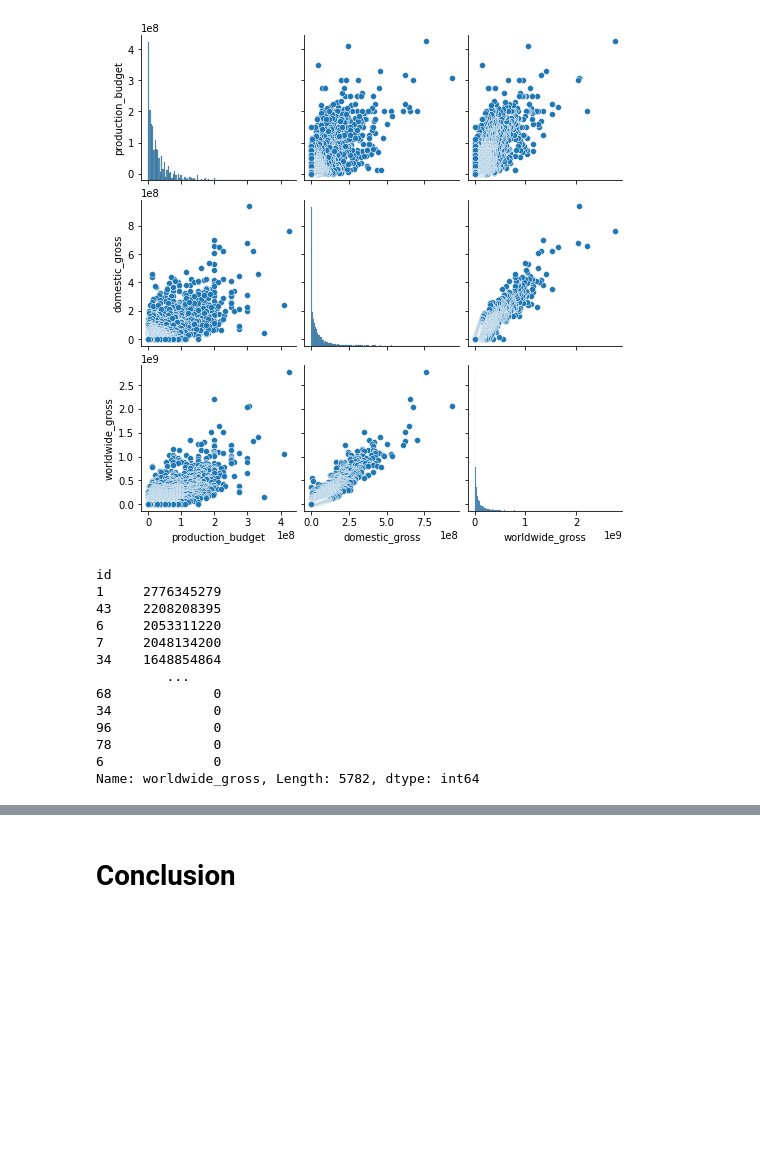
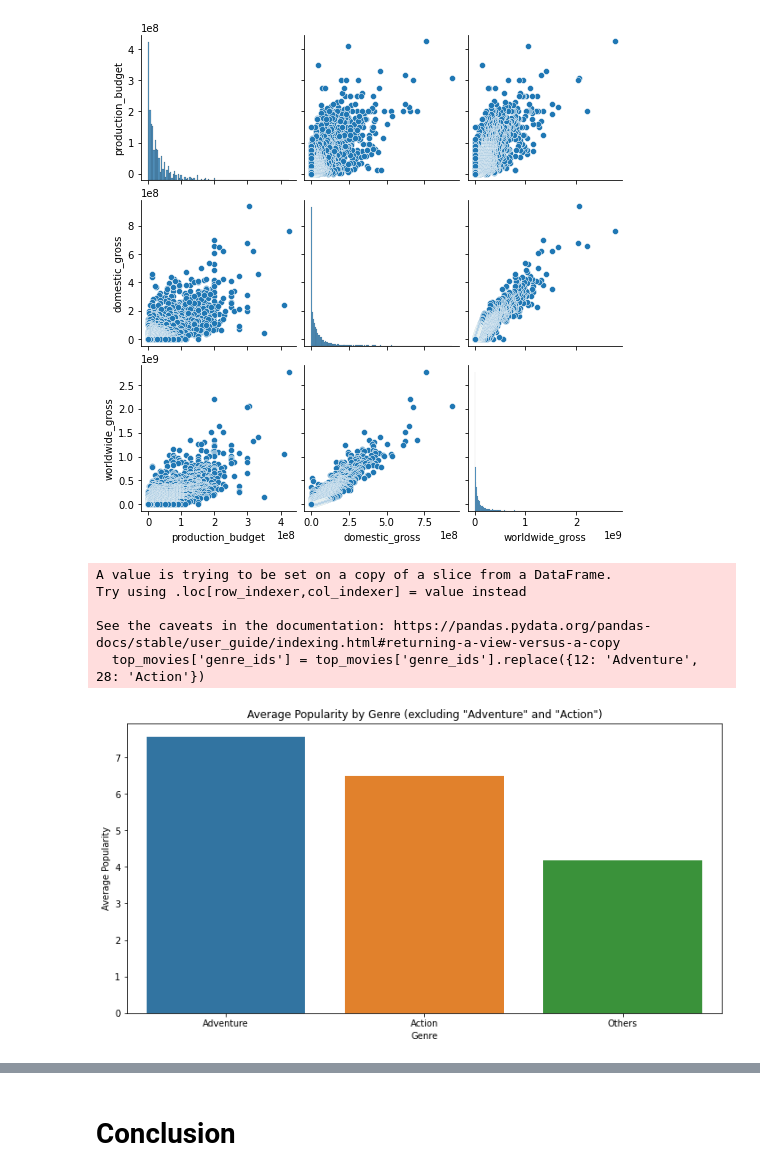
Before and after one commit to adammarianacci/Microsoft_Movie_Analysis, a Jupyter notebook: Notebook.ipynb, the cells around one changed output, grey strips where cells are left out. Saved outputs shown, nothing was run; the diff lists cells and outputs as text; code cells hidden in the pictures; blank space fills up the shorter version.

Commit message:
2nd Visualization

```diff
--- a/Notebook.ipynb
+++ b/Notebook.ipynb
@@ -183,3 +184,5 @@ sorted_popularity_tmdb_movies_df.head(30)
 | 23824 | [28, 12, 14] | 297802 | en | Aquaman | 38.102 | 2018-12-21 | Aquaman | ... |
 | 2468 | [12, 14, 28] | 10195 | en | Thor | 38.068 | 2011-05-06 | Thor | ... |
 | 23825 | [18, 10402] | 424694 | en | Bohemian Rhapsody | 37.197 | 2018-11-02 | Bohemian Rhapsody | ... |
+# %%
+genre_popularity_df = sorted_popularity_tmdb_movies_df[['genre_ids', 'popularity']]
@@ -469,3 +492,14 @@ df_imdb.head()
 import seaborn as sns
 import matplotlib.pyplot as plt
 import matplotlib.ticker as ticker
+# %%
+genre_popularity_df = genre_popularity_df.explode('genre_ids').groupby('genre_ids')['popularity'].mean().reset_index()
+
+# sort the genres by popularity in descending order
+genre_popularity_df = genre_popularity_df.sort_values(by='popularity', ascending=False)
+
+# select the top three genres by popularity
+top_three_genres = genre_popularity_df['genre_ids'].head(3).tolist()
+
+# print the top three genres
+print(top_three_genres)
@@ -539,21 +575,26 @@ sns.pairplot(sorted_worldwide_gross_movie_budgets_df)
 # %% [output]
 <seaborn.axisgrid.PairGrid at 0x...>
 [figure]
-# %%
-sorted_worldwide_gross_movie_budgets_df["worldwide_gross"]
-# %% [output]
-id
-1     2776345279
-43    2208208395
-6     2053311220
-7     2048134200
-34    1648854864
-         ...
-68             0
-34             0
-96             0
-78             0
-6              0
-Name: worldwide_gross, Length: 5782, dtype: int64
 # %%
 pd.options.display.float_format = '{:.2f}'.format
+# %%
+others_popularity = genre_popularity_df[~genre_popularity_df['genre_ids'].isin([12, 28])]['popularity'].mean()
+others = pd.DataFrame({'genre_ids': ['Others'], 'popularity': [others_popularity]})
+
+top_movies = genre_popularity_df[genre_popularity_df['genre_ids'].isin([12, 28])]
+top_movies['genre_ids'] = top_movies['genre_ids'].replace({12: 'Adventure', 28: 'Action'})
+top_movies = pd.concat([top_movies, others])
+
+plt.figure(figsize=(12, 6))
+sns.barplot(data=top_movies, x='genre_ids', y='popularity')
+plt.xlabel('Genre')
+plt.ylabel('Average Popularity')
+plt.title('Average Popularity by Genre (excluding "Adventure" and "Action")')
+plt.show()
+# %% [output]
+A value is trying to be set on a copy of a slice from a DataFrame.
+Try using .loc[row_indexer,col_indexer] = value instead
+
+See the caveats in the documentation: https://pandas.pydata.org/pandas-docs/stable/user_guide/indexing.html#returning-a-view-versus-a-copy
+  top_movies['genre_ids'] = top_movies['genre_ids'].replace({12: 'Adventure', 28: 'Action'})
+[figure, added]
```
Also changed, not shown: parts of 7 cells of this notebook, 2 other files.
